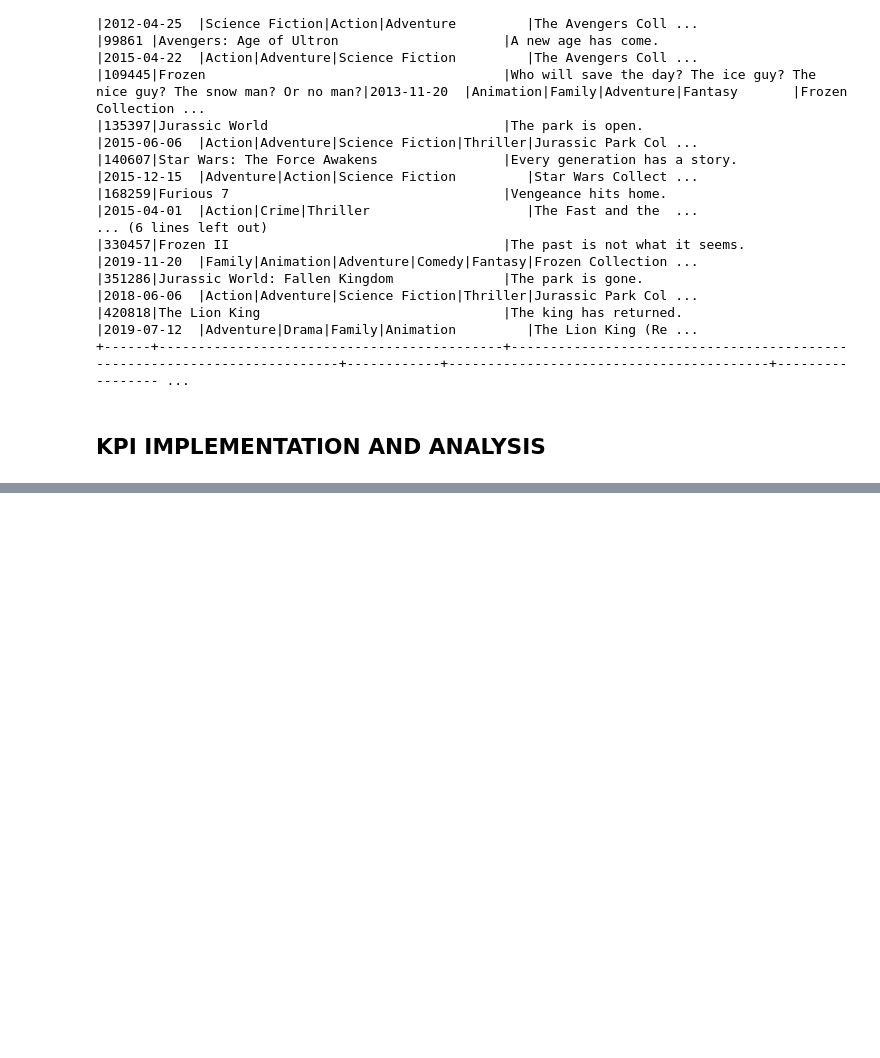
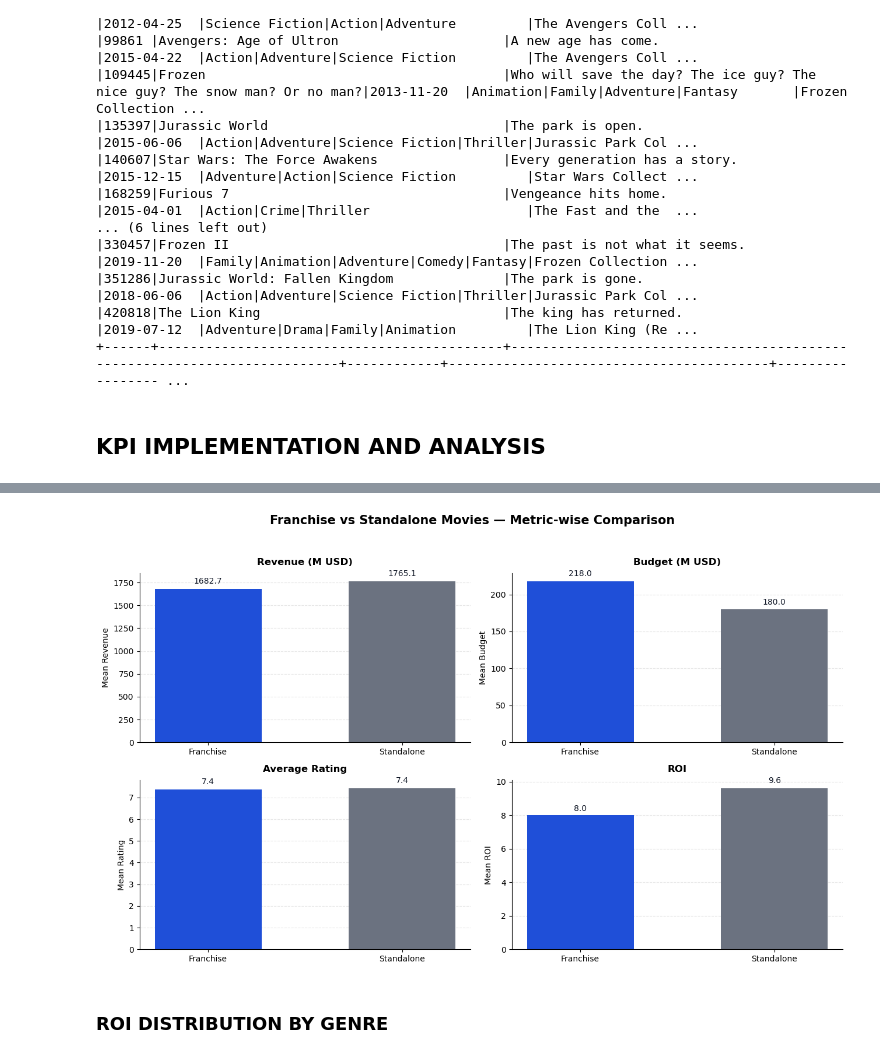
Before and after one commit to PercyAyimbilaNsolemna/TMDB_Movie_Data_Analysis_Spark, a Jupyter notebook: Notebook/movieAnalysis.ipynb, the cells around one changed output, grey strips where cells are left out. Cells and saved outputs as stored; diff of their text form; code cells hidden in the pictures; blank space fills up the shorter version.

```diff
--- a/Notebook/movieAnalysis.ipynb
+++ b/Notebook/movieAnalysis.ipynb
@@ -506,9 +533,9 @@ movie_data = movie_data.withColumn(
 # %%
 # Convert budget and revenue to million USD
 movie_data = movie_data.withColumn(
-    "budget_musd", (F.col("budget") / 1_000_000).cast("double")
+    "budget_musd", F.round((F.col("budget") / 1_000_000), 2).cast("double")
 ).withColumn(
-    "revenue_musd", (F.col("revenue") / 1_000_000).cast("double")
+    "revenue_musd", F.round((F.col("revenue") / 1_000_000), 2).cast("double")
 )
 # %% [markdown]
 #### **HANDLE VOTE COUNT**
@@ -635,0 +1428,25 @@ movie_data.show(18, truncate=False)
+# %%
+#Extracts the fields for plotting the graph
+franchise_pdf = (
+    movie_data
+    .withColumn(
+        "movie_type",
+        F.when(F.col("belongs_to_collection").isNotNull(), "Franchise")
+         .otherwise("Standalone")
+    )
+    .groupBy("movie_type")
+    .agg(
+        F.avg("revenue_musd").alias("revenue_musd"),
+        F.avg("budget_musd").alias("budget_musd"),
+        F.avg("vote_average").alias("vote_average"),
+        F.avg("ROI").alias("ROI")
+    )
+    .toPandas()
+)
+# %%
+#Calls the function to plot the graph
+plot_franchise_vs_standalone_metrics(franchise_pdf)
+# %% [output]
+[figure, added]
+# %% [markdown]
+### **ROI DISTRIBUTION BY GENRE**
```
Also changed, not shown: parts of 77 cells of this notebook.
